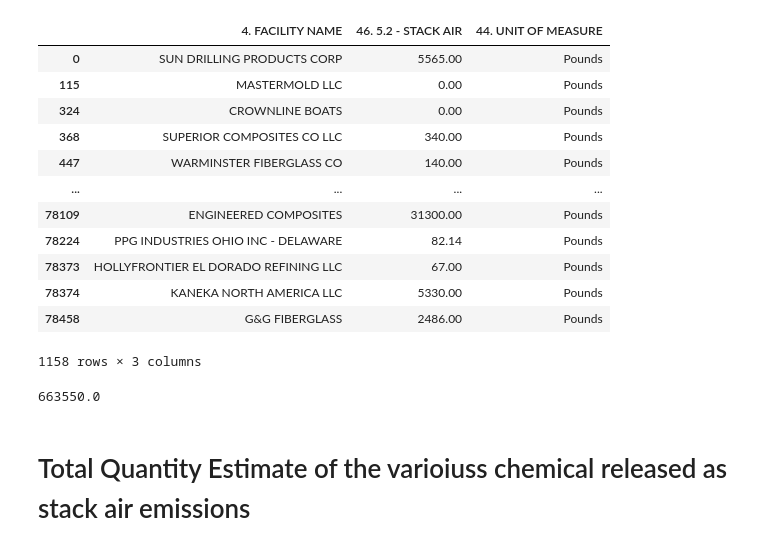
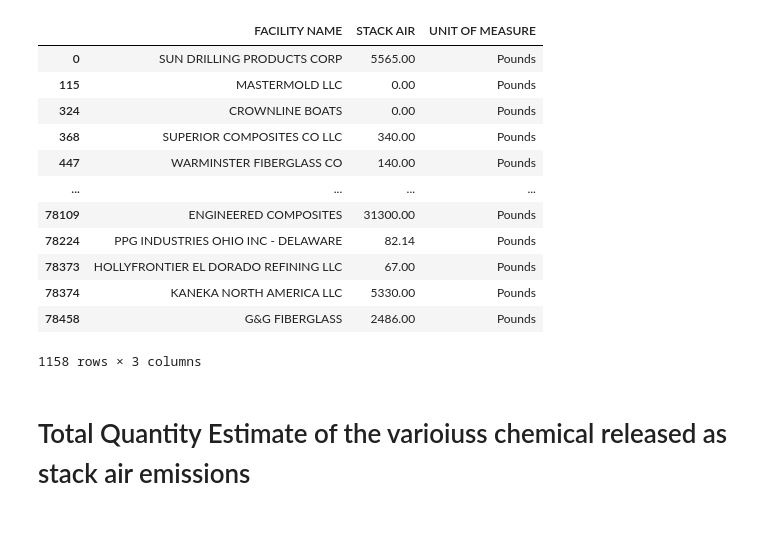
Before and after one commit to ChrisMontez/Toxics-Release-Inventory, a Jupyter notebook: data_analysis.ipynb, the cells around one changed output. Saved outputs shown, nothing was run; the diff lists cells and outputs as text; code cells hidden in the pictures.

```diff
--- a/data_analysis.ipynb
+++ b/data_analysis.ipynb
@@ -44,11 +26,11 @@ df.head()
 # Stack Air vs. Lat/lon
 # Hue  = Chemical
 # %%
-styrene  = df[(df['34. CHEMICAL'] == 'STYRENE')]
+styrene  = df[(df['CHEMICAL'] == 'STYRENE')]
 # %%
-styrene[['4. FACILITY NAME','46. 5.2 - STACK AIR', '44. UNIT OF MEASURE' ]]
+styrene[['FACILITY NAME','STACK AIR', 'UNIT OF MEASURE' ]]
 # %% [output]
-|  | 4. FACILITY NAME | 46. 5.2 - STACK AIR | 44. UNIT OF MEASURE |
+|  | FACILITY NAME | STACK AIR | UNIT OF MEASURE |
 | 0 | SUN DRILLING PRODUCTS CORP | 5565.00 | Pounds |
 | 115 | MASTERMOLD LLC | 0.00 | Pounds |
 | 324 | CROWNLINE BOATS | 0.00 | Pounds |
@@ -61,10 +43,6 @@ styrene[['4. FACILITY NAME','46. 5.2 - STACK AIR', '44. UNIT OF MEASURE' ]]
 | 78374 | KANEKA NORTH AMERICA LLC | 5330.00 | Pounds |
 | 78458 | G&G FIBERGLASS | 2486.00 | Pounds |
 1158 rows × 3 columns
-# %%
-styrene['46. 5.2 - STACK AIR'].max()
-# %% [output]
-663550.0
 # %% [markdown]
 # Total Quantity Estimate of the varioiuss chemical released as stack air emissions
 # %% [markdown]
```
Also changed, not shown: parts of 4 cells of this notebook, 1 other file.
